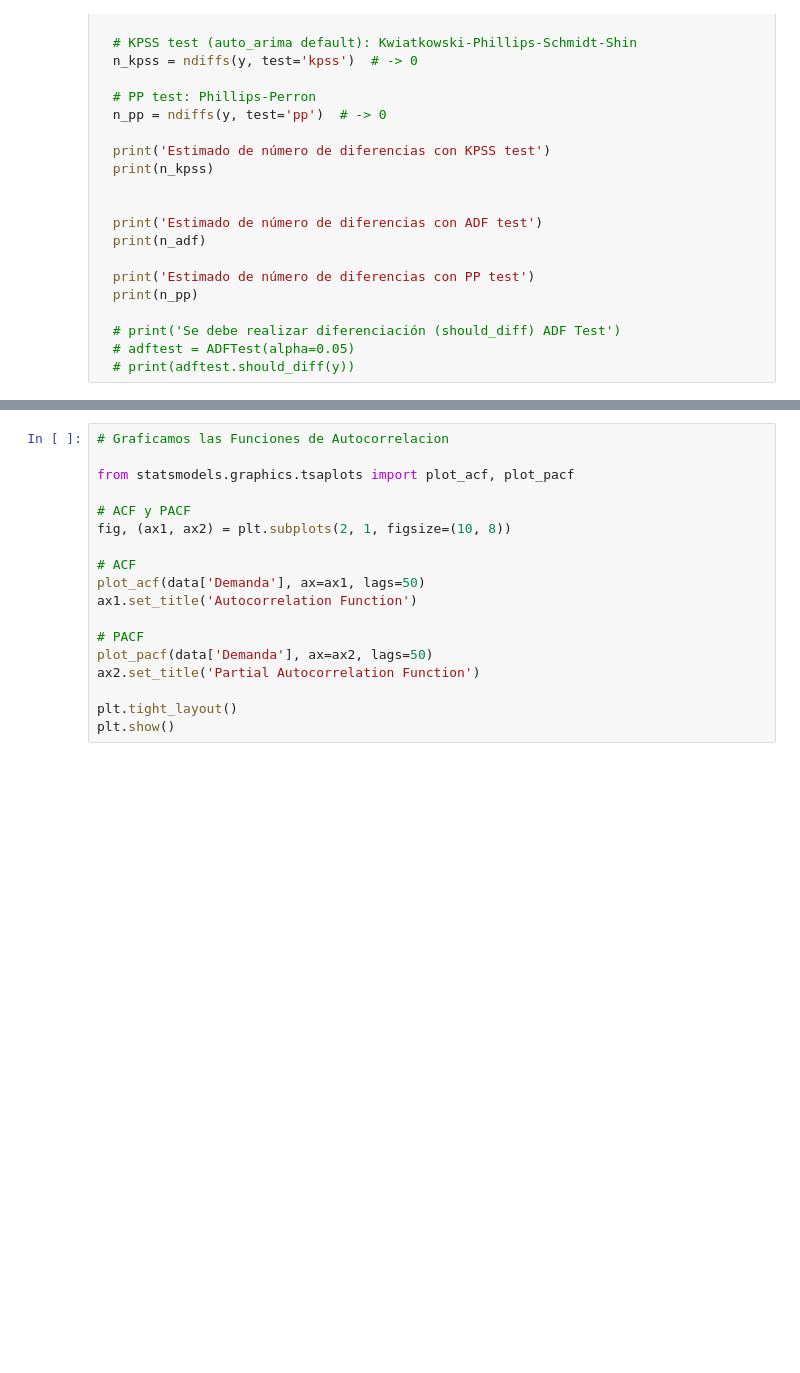
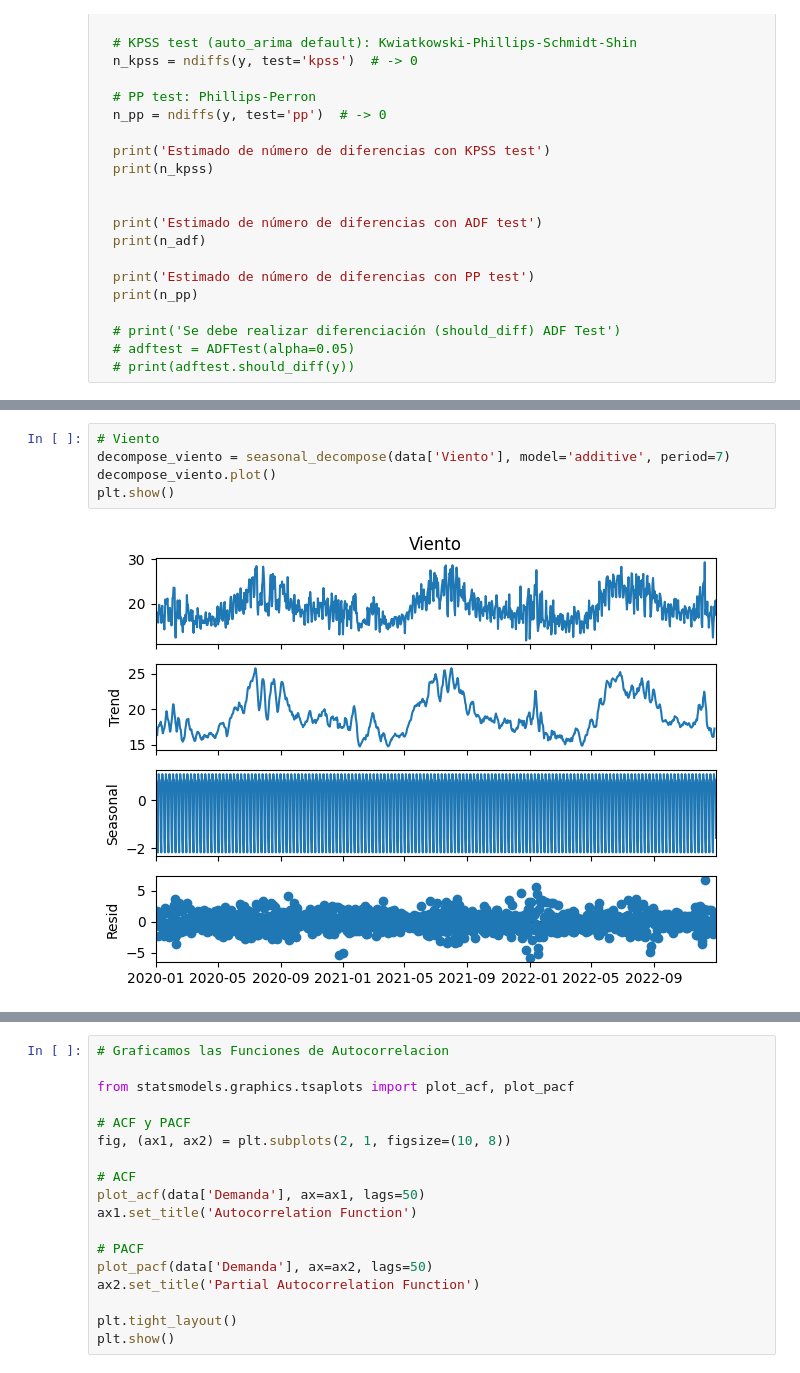
Before and after one commit to AndresMontesDeOca/TimeSeries, a Jupyter notebook: TP1_Ale_v2.ipynb, the cells around one changed output, grey strips where cells are left out. Drawn from its saved outputs; the diff is of its cells as text; blank space fills up the shorter version.

```diff
--- a/TP1_Ale_v2.ipynb
+++ b/TP1_Ale_v2.ipynb
@@ -440,0 +463,7 @@ def diferenciacion(y):
+# %%
+# Viento
+decompose_viento = seasonal_decompose(data['Viento'], model='additive', period=7)
+decompose_viento.plot()
+plt.show()
+# %% [output]
+[figure, added]
```
Also changed, not shown: parts of 12 cells of this notebook.
